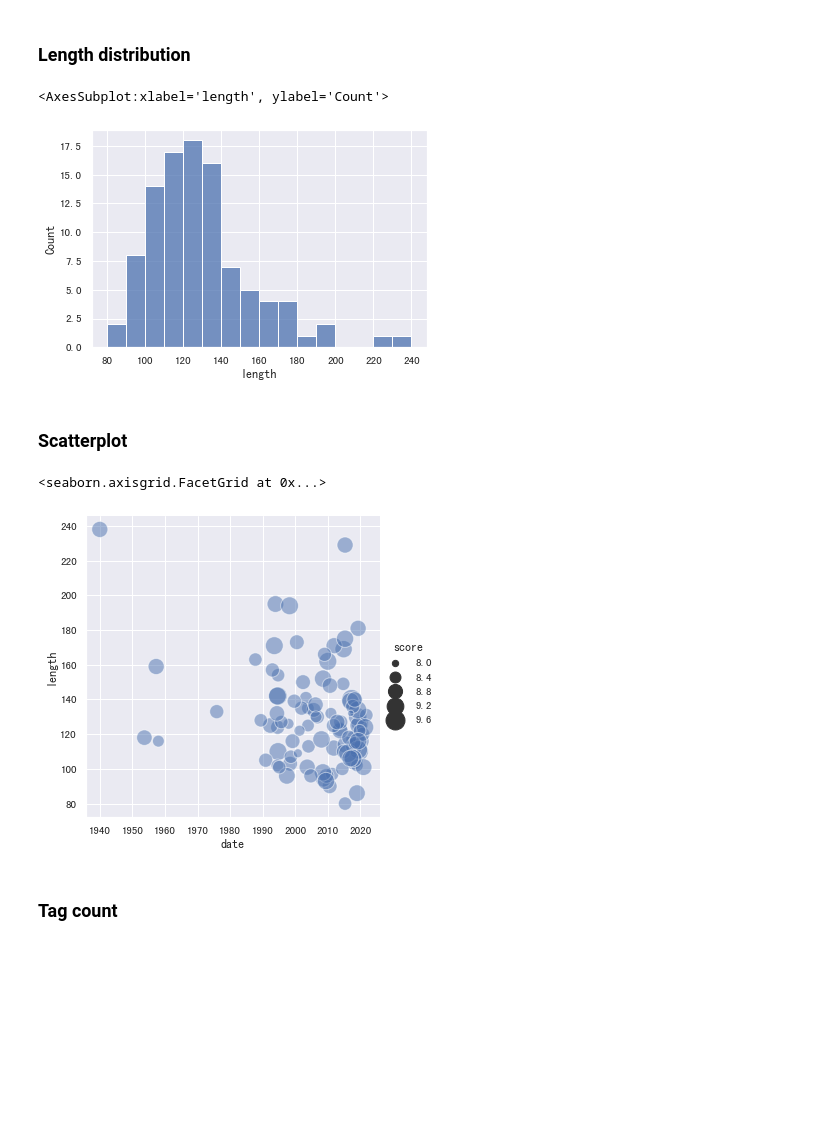
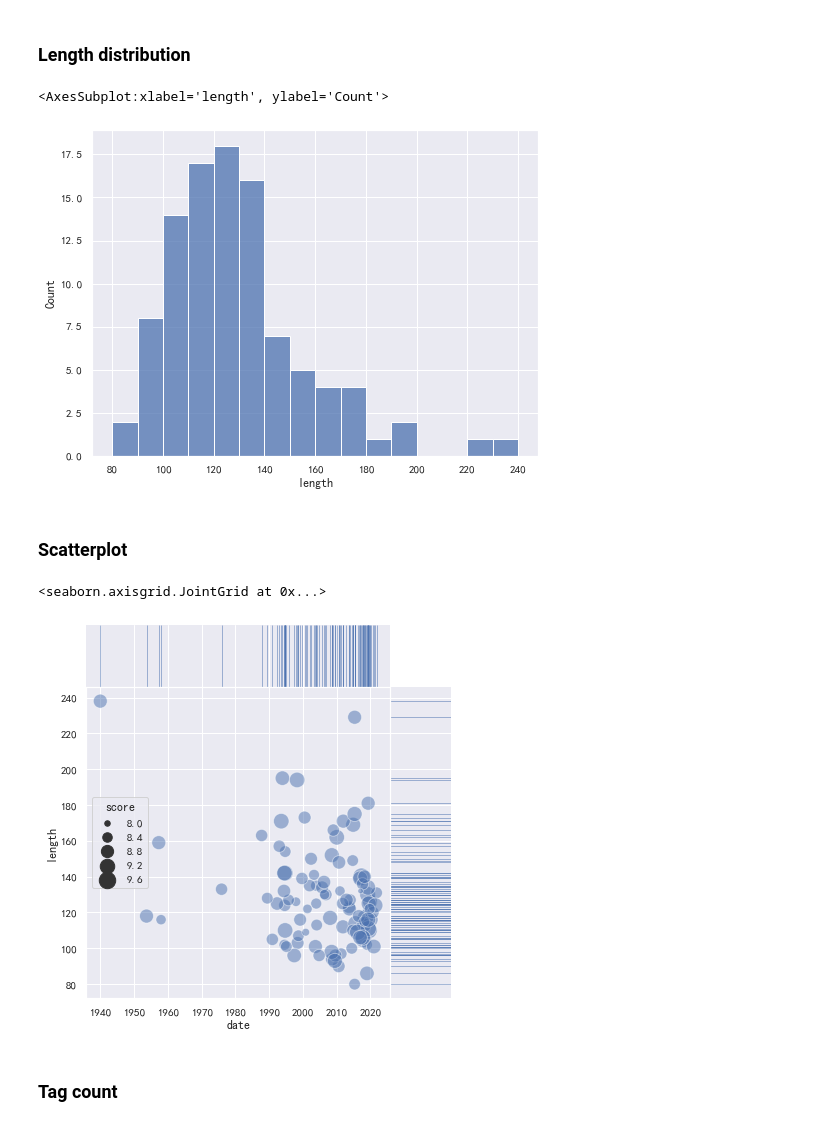
Before and after one commit to 4piu/Maoyan-Top-100, a Jupyter notebook: jupyter.ipynb, the cells around one changed output. Drawn from its saved outputs; the diff is of its cells as text; code cells hidden in the pictures; blank space fills up the shorter version.

Commit message:
add some plots

```diff
--- a/jupyter.ipynb
+++ b/jupyter.ipynb
@@ -82,11 +130,13 @@ top_100
 Import the seaborn library
 # %%
 import seaborn as sns
+import matplotlib as plt
 
 # Fix zh_CN font
 # Make sure you have SimHei font installed in your system.
 # If not, install the font, clear the cache in ~/.cache/matplotlib, then restart jupyter
-sns.set(style="darkgrid", font="SimHei")
+sns.set(style="darkgrid", font="SimHei", rc = {'figure.figsize':(8,6)})
+plt.rcParams['axes.unicode_minus']=False
 # %% [markdown]
 ### User rating distribution
 # %%
@@ -107,14 +157,18 @@ sns.histplot(top_100, x='date', binwidth=365*3)
 sns.histplot(top_100, x='length', binwidth=10)
 # %% [output]
 <AxesSubplot:xlabel='length', ylabel='Count'>
-[figure, old version]
+[figure, new version]
 # %% [markdown]
 ### Scatterplot
 # %%
-sns.relplot(data=top_100, x='date', y='length', size='score', sizes=(40,400), alpha=.5)
+#sns.relplot(data=top_100, x='date', y='length', size='score', sizes=(40,400), alpha=.5)
+
+g = sns.JointGrid(data=top_100, x='date', y='length', space=0)
+g.plot_joint(sns.scatterplot, size=top_100['score'], sizes=(30,300), alpha=.5)
+g.plot_marginals(sns.rugplot, height=1, alpha=.5)
 # %% [output]
-<seaborn.axisgrid.FacetGrid at 0x...>
+<seaborn.axisgrid.JointGrid at 0x...>
-[figure, old version]
+[figure, new version]
 # %% [markdown]
 ### Tag count
 # %%
```
Also changed, not shown: parts of 16 cells of this notebook.
